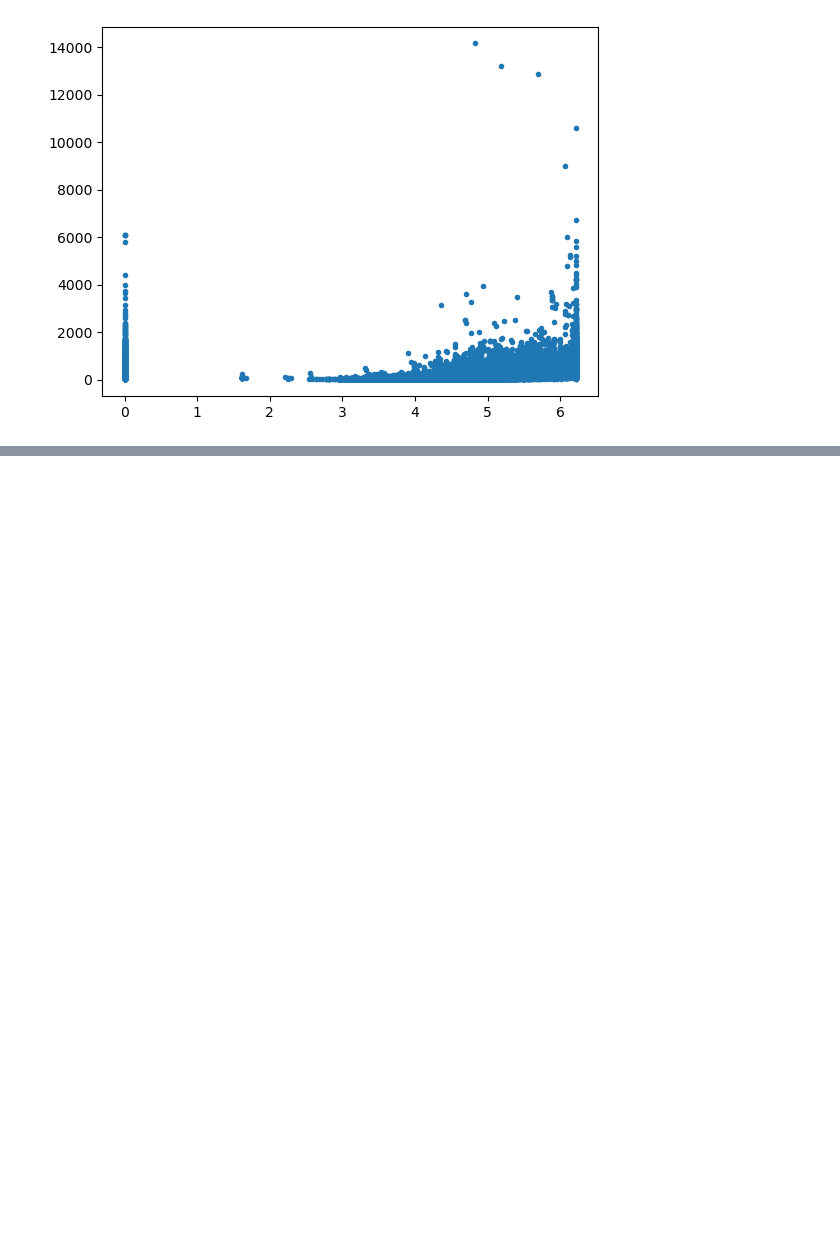
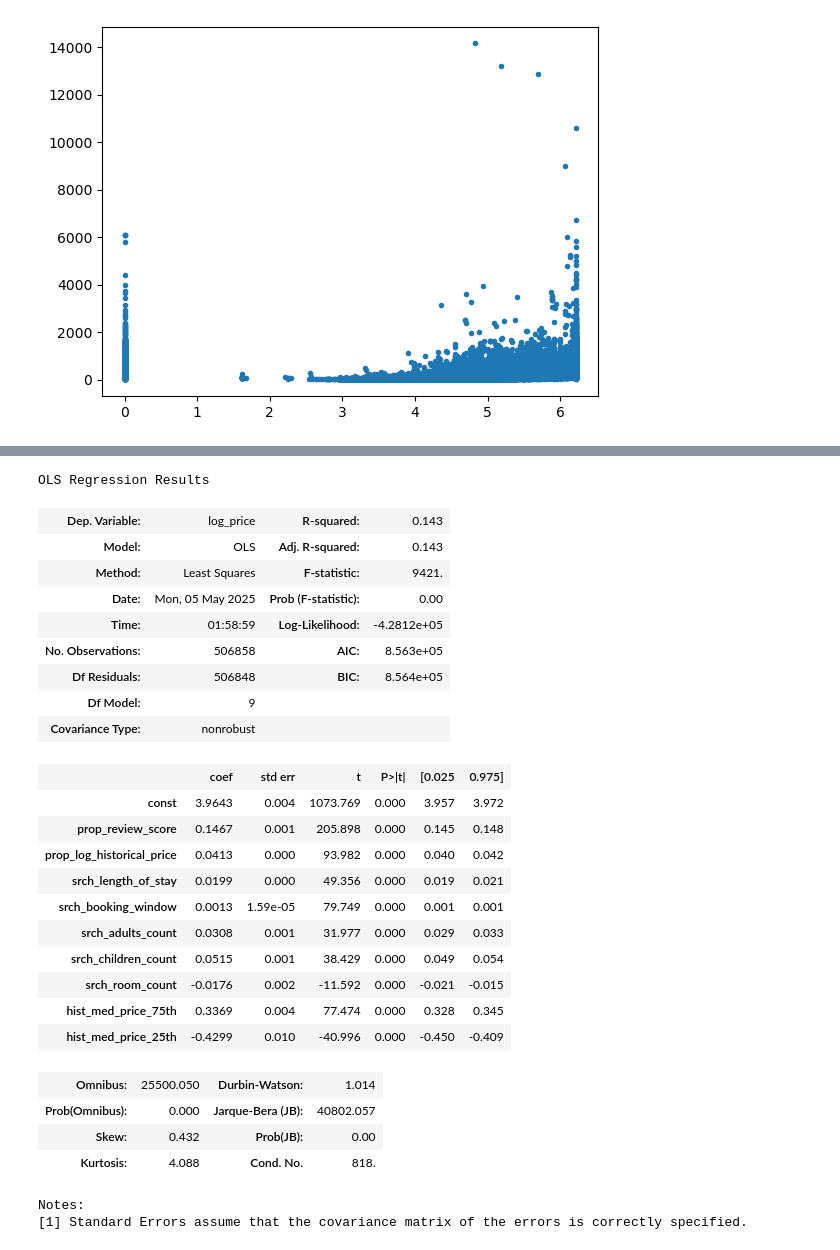
Before and after one commit to yzhao2433/expediaAnalysis, a Jupyter notebook: milestone2.ipynb, the cells around one changed output, grey strips where cells are left out. Saved outputs shown, nothing was run; the diff lists cells and outputs as text; code cells hidden in the pictures; blank space fills up the shorter version.

Commit message:
Did backward selection with Test MSE and tranformed non-normal variables

```diff
--- a/milestone2.ipynb
+++ b/milestone2.ipynb
@@ -269,0 +298,22 @@ plt.plot(train_df["prop_log_historical_price"], train_df["price_usd"], ".")
+# %%
+hist_price_P75 = test_df['prop_log_historical_price'].quantile(0.75)
+hist_price_P25 = test_df['prop_log_historical_price'].quantile(0.25)
+
+histcountry_medians = (test_df.groupby("prop_country_id")["prop_log_historical_price"].median().reset_index()
+                   .rename(columns={"prop_log_historical_price": "median_hist_price"})
+                   .set_index('prop_country_id')
+)
+
+test_df['hist_med_price_75th'] = test_df['prop_country_id'].map(
+    lambda x: histcountry_medians.loc[x, 'median_hist_price'] > hist_price_P75
+    if x in histcountry_medians.index else False
+)
+
+test_df['hist_med_price_25th'] = test_df['prop_country_id'].map(
+    lambda x: histcountry_medians.loc[x, 'median_hist_price'] < hist_price_P25
+    if x in histcountry_medians.index else False
+)
+
+
+test_df['hist_med_price_75th'] = test_df['hist_med_price_75th'].astype(int)
+test_df['hist_med_price_25th'] = test_df['hist_med_price_25th'].astype(int)
@@ -269,0 +363,2 @@ plt.plot(train_df["prop_log_historical_price"], train_df["price_usd"], ".")
+# %%
+best_model, best_features = backwardSelection()
@@ -269,0 +470,11 @@ plt.plot(train_df["prop_log_historical_price"], train_df["price_usd"], ".")
+# %%
+train_df["log_price"] = np.log(train_df["price_usd"])
+test_df["log_price"] = np.log(test_df["price_usd"])
+train_df["sqrtvisitor_hist_adr"] = np.sqrt(train_df["visitor_hist_adr_usd"])
+test_df["sqrtvisitor_hist_adr"] = np.log(test_df["visitor_hist_adr_usd"])
+
+list_transformed = ['sqrtvisitor_hist_adr', 'prop_review_score',
+                 'prop_log_historical_price', 'srch_length_of_stay',
+                 'srch_booking_window', 'srch_adults_count',
+                 'srch_children_count','srch_room_count',
+                 'hist_med_price_75th', 'hist_med_price_25th']
@@ -269,0 +524,31 @@ plt.plot(train_df["prop_log_historical_price"], train_df["price_usd"], ".")
+# %%
+tranformed_best_model, t_best_features = backwardSelection()
+tranformed_best_model["Model"].summary()
+# %% [output]
+OLS Regression Results
+| Dep. Variable: | log_price | R-squared: | 0.143 |
+| Model: | OLS | Adj. R-squared: | 0.143 |
+| Method: | Least Squares | F-statistic: | 9421. |
+| Date: | Mon, 05 May 2025 | Prob (F-statistic): | 0.00 |
+| Time: | 01:58:59 | Log-Likelihood: | -4.2812e+05 |
+| No. Observations: | 506858 | AIC: | 8.563e+05 |
+| Df Residuals: | 506848 | BIC: | 8.564e+05 |
+| Df Model: | 9 |  |  |
+| Covariance Type: | nonrobust |  |  |
+|  | coef | std err | t | P>|t| | [0.025 | 0.975] |
+| const | 3.9643 | 0.004 | 1073.769 | 0.000 | 3.957 | 3.972 |
+| prop_review_score | 0.1467 | 0.001 | 205.898 | 0.000 | 0.145 | 0.148 |
+| prop_log_historical_price | 0.0413 | 0.000 | 93.982 | 0.000 | 0.040 | 0.042 |
+| srch_length_of_stay | 0.0199 | 0.000 | 49.356 | 0.000 | 0.019 | 0.021 |
+| srch_booking_window | 0.0013 | 1.59e-05 | 79.749 | 0.000 | 0.001 | 0.001 |
+| srch_adults_count | 0.0308 | 0.001 | 31.977 | 0.000 | 0.029 | 0.033 |
+| srch_children_count | 0.0515 | 0.001 | 38.429 | 0.000 | 0.049 | 0.054 |
+| srch_room_count | -0.0176 | 0.002 | -11.592 | 0.000 | -0.021 | -0.015 |
+| hist_med_price_75th | 0.3369 | 0.004 | 77.474 | 0.000 | 0.328 | 0.345 |
+| hist_med_price_25th | -0.4299 | 0.010 | -40.996 | 0.000 | -0.450 | -0.409 |
+| Omnibus: | 25500.050 | Durbin-Watson: | 1.014 |
+| Prob(Omnibus): | 0.000 | Jarque-Bera (JB): | 40802.057 |
+| Skew: | 0.432 | Prob(JB): | 0.00 |
+| Kurtosis: | 4.088 | Cond. No. | 818. |
+Notes:
+[1] Standard Errors assume that the covariance matrix of the errors is correctly specified.
```
Also changed, not shown: parts of 16 cells of this notebook.
